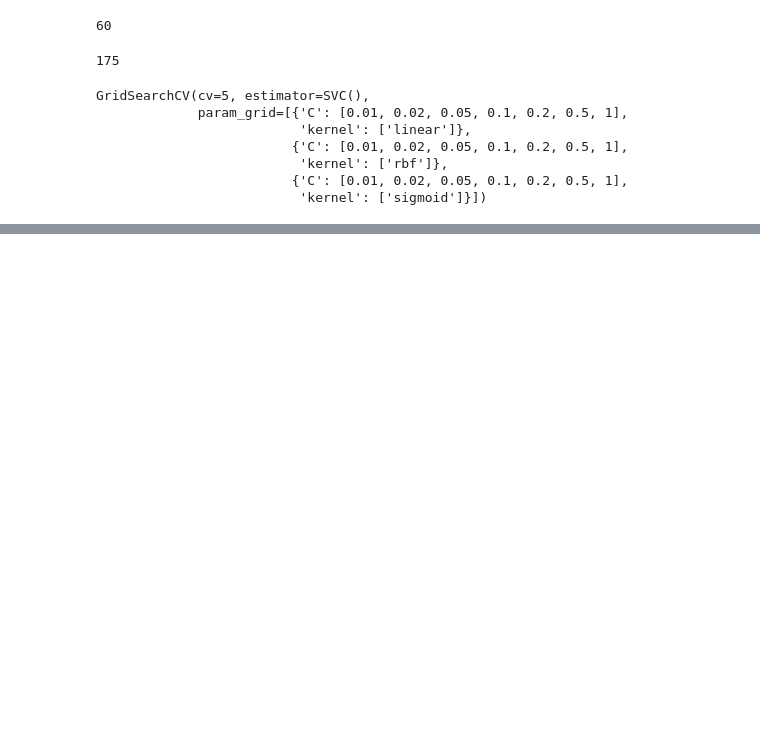
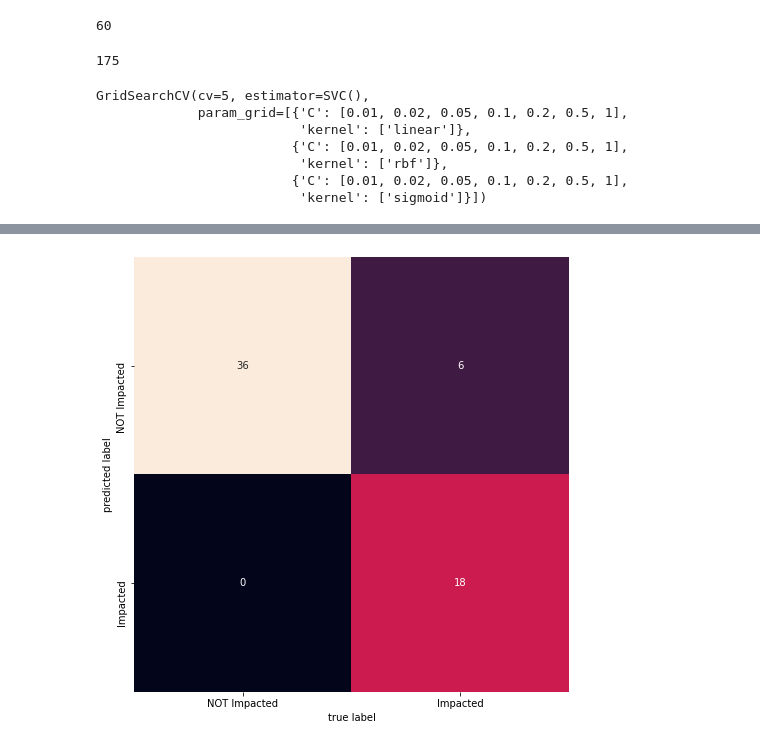
Before and after one commit to jingshenSN2/pc-hardware-ml-2021, a Jupyter notebook: svm/second-hand/drive_used_svm.ipynb, the cells around one changed output, grey strips where cells are left out. Saved outputs shown, nothing was run; the diff lists cells and outputs as text; code cells hidden in the pictures; blank space fills up the shorter version.

```diff
--- a/svm/second-hand/drive_used_svm.ipynb
+++ b/svm/second-hand/drive_used_svm.ipynb
@@ -61,0 +80,14 @@ search.cv_results_
+# %%
+svc_radial = SVC(kernel='rbf', C=1)
+svc_radial.fit(X_train, y_train)
+y_pred = svc_radial.predict(X_train)
+mat = confusion_matrix(y_train, y_pred)
+plt.figure(figsize=(10, 8))
+sns.heatmap(mat.T, square=True, annot=True, fmt='d', cbar=False,
+            xticklabels=['NOT Impacted', 'Impacted'],
+            yticklabels=['NOT Impacted', 'Impacted'])
+plt.xlabel('true label')
+plt.ylabel('predicted label')
+plt.savefig('u_svm_radial_test.png')
+# %% [output]
+[figure, added]
```
Also changed, not shown: parts of 8 cells of this notebook.
